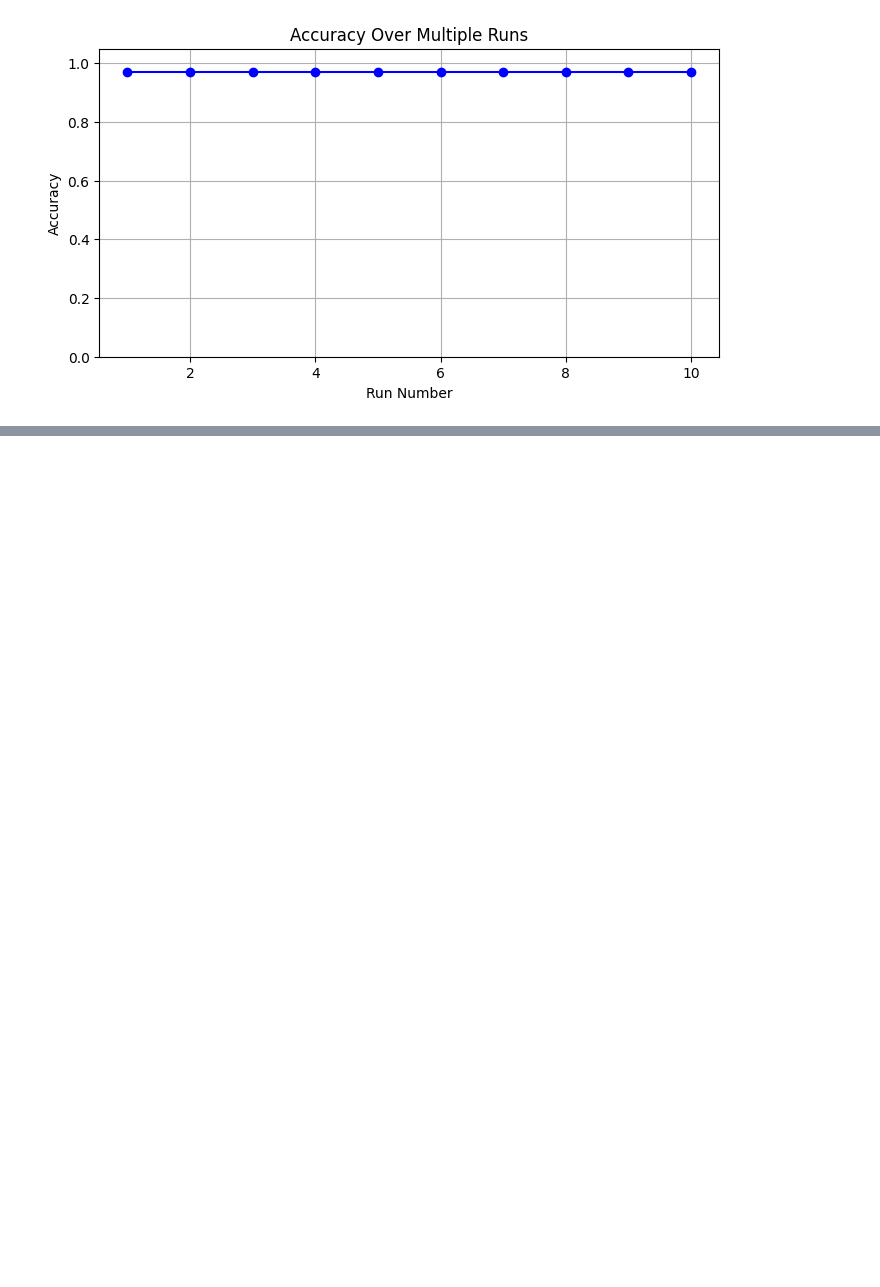
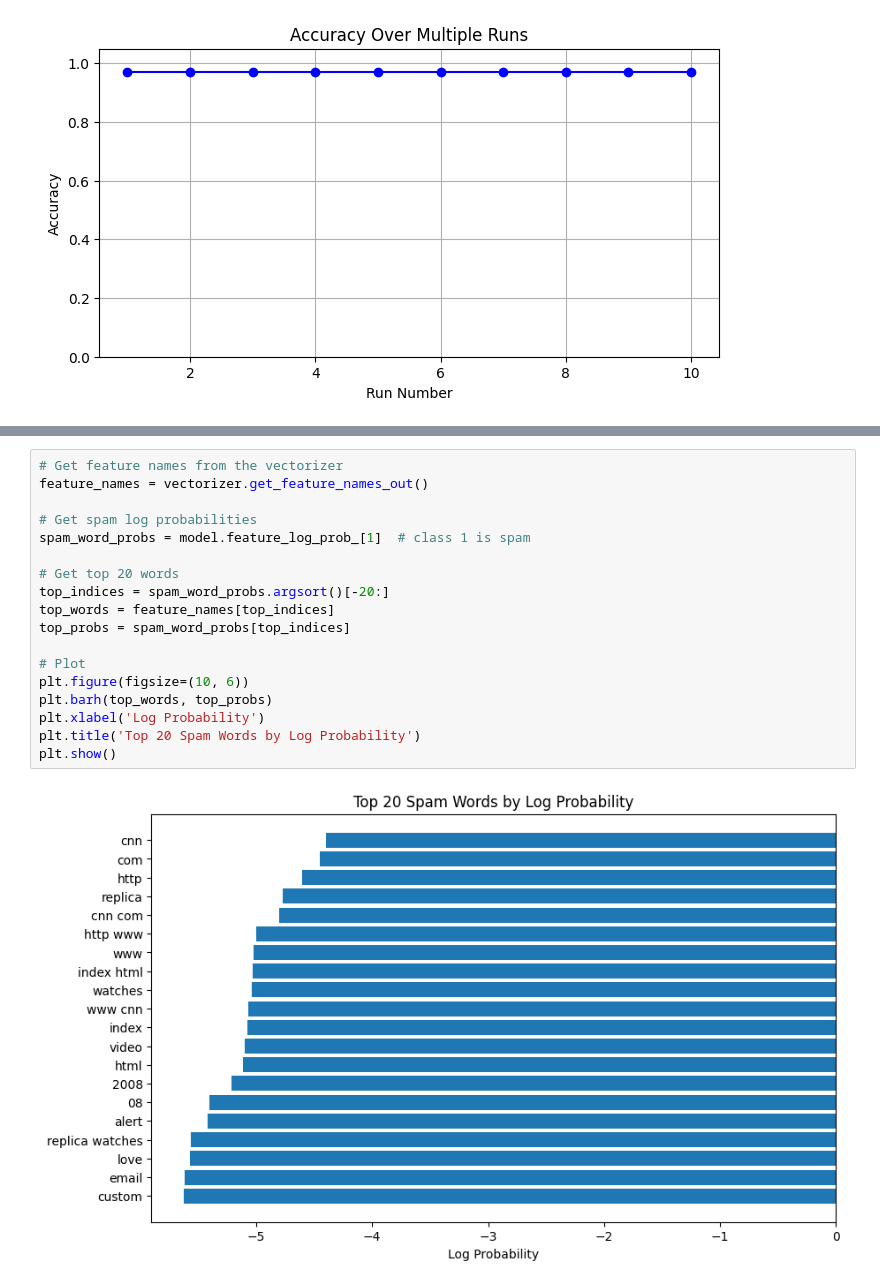
Before and after one commit to Octaxx/DLI, a Jupyter notebook: Evaluation.ipynb, the cells around one changed output, grey strips where cells are left out. Cells and saved outputs as stored; diff of their text form; blank space fills up the shorter version.

```diff
--- a/Evaluation.ipynb
+++ b/Evaluation.ipynb
@@ -131,0 +152,20 @@ plt.show()
+# %%
+# Get feature names from the vectorizer
+feature_names = vectorizer.get_feature_names_out()
+
+# Get spam log probabilities
+spam_word_probs = model.feature_log_prob_[1]  # class 1 is spam
+
+# Get top 20 words
+top_indices = spam_word_probs.argsort()[-20:]
+top_words = feature_names[top_indices]
+top_probs = spam_word_probs[top_indices]
+
+# Plot
+plt.figure(figsize=(10, 6))
+plt.barh(top_words, top_probs)
+plt.xlabel('Log Probability')
+plt.title('Top 20 Spam Words by Log Probability')
+plt.show()
+# %% [output]
+[figure, added]
```
Also changed, not shown: parts of 1 cell of this notebook.
